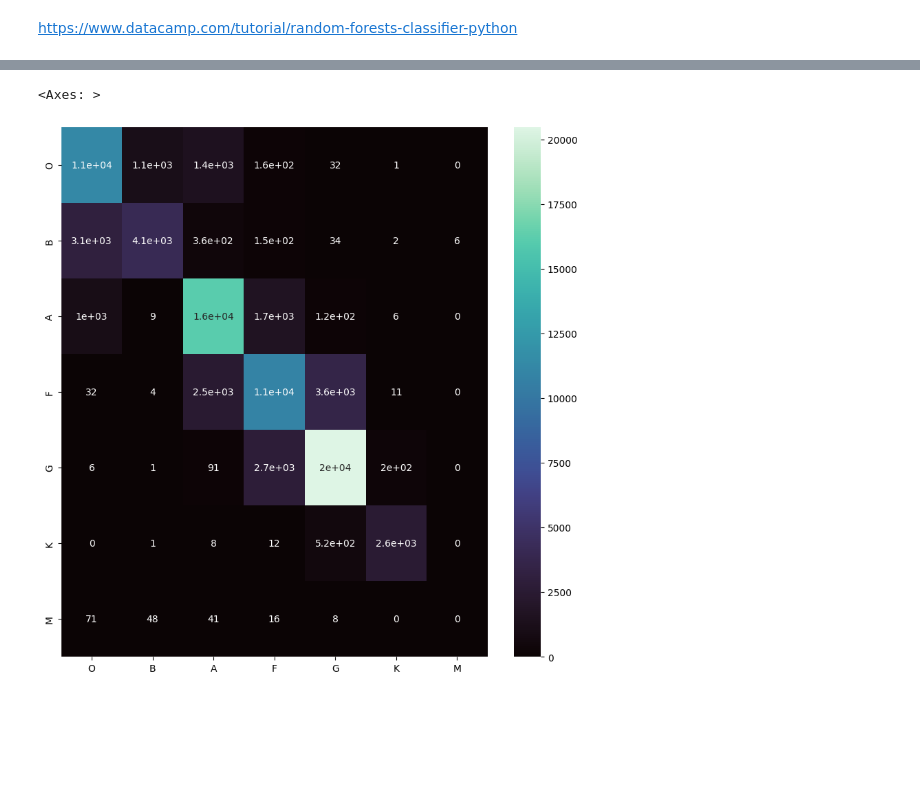
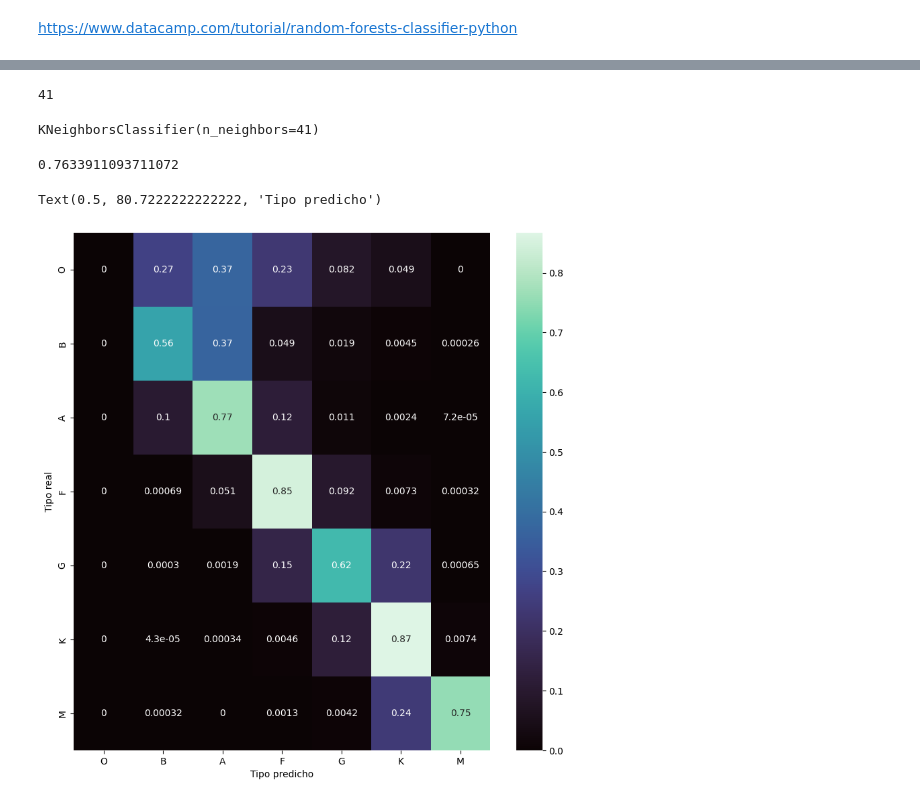
Before and after one commit to bsttiv/tipos_espectrales, a Jupyter notebook: Tipos_Espectrales.ipynb, the cells around one changed output, grey strips where cells are left out. Saved outputs shown, nothing was run; the diff lists cells and outputs as text; code cells hidden in the pictures; blank space fills up the shorter version.

Commit message:
Se añade los modelos Gradient Boosting y KNN

```diff
--- a/Tipos_Espectrales.ipynb
+++ b/Tipos_Espectrales.ipynb
@@ -254,0 +373,12 @@ Mean accuracy score: 0.774
+# %%
+from sklearn.neighbors import KNeighborsClassifier
+
+from sklearn.model_selection import cross_val_score
+
+k_values = [i for i in range (1,50)]
+scores = []
+
+for k in k_values:
+    classifier = KNeighborsClassifier(n_neighbors=k)
+    score = cross_val_score(classifier, x_train, y_train.values.ravel(), cv=5)
+    scores.append(np.mean(score))
@@ -255,9 +393,25 @@ Mean accuracy score: 0.774
+# %%
+best_k = k_values[np.argmax(scores)]
+print(best_k)
+# %% [output]
+41
+# %%
+knn = KNeighborsClassifier(n_neighbors=best_k)
+knn.fit(x_train, y_train)
+# %% [output]
+KNeighborsClassifier(n_neighbors=41)
+# %%
+knn.score(x_test, y_test)
+# %% [output]
+0.7633911093711072
+# %%
+predicted = knn.predict(x_test)
 # %%
-from sklearn.metrics import confusion_matrix
-
-cm = pd.DataFrame(confusion_matrix(y_test, predicted), columns=tipos_espectrales, index=tipos_espectrales)
+cm = pd.DataFrame(confusion_matrix(y_test, predicted, normalize='true', labels=tipos_espectrales), columns=tipos_espectrales, index=tipos_espectrales)
 _, ax = plt.subplots(figsize=(10,10))
 sns.heatmap(cm, annot=True, ax=ax, cmap=sns.color_palette("mako", as_cmap=True))
+ax.set_ylabel("Tipo real")
+ax.set_xlabel("Tipo predicho")
 # %% [output]
-<Axes: >
+Text(0.5, 80.7222222222222, 'Tipo predicho')
-[figure, old version]
+[figure, new version]
```
Also changed, not shown: parts of 21 cells of this notebook.
